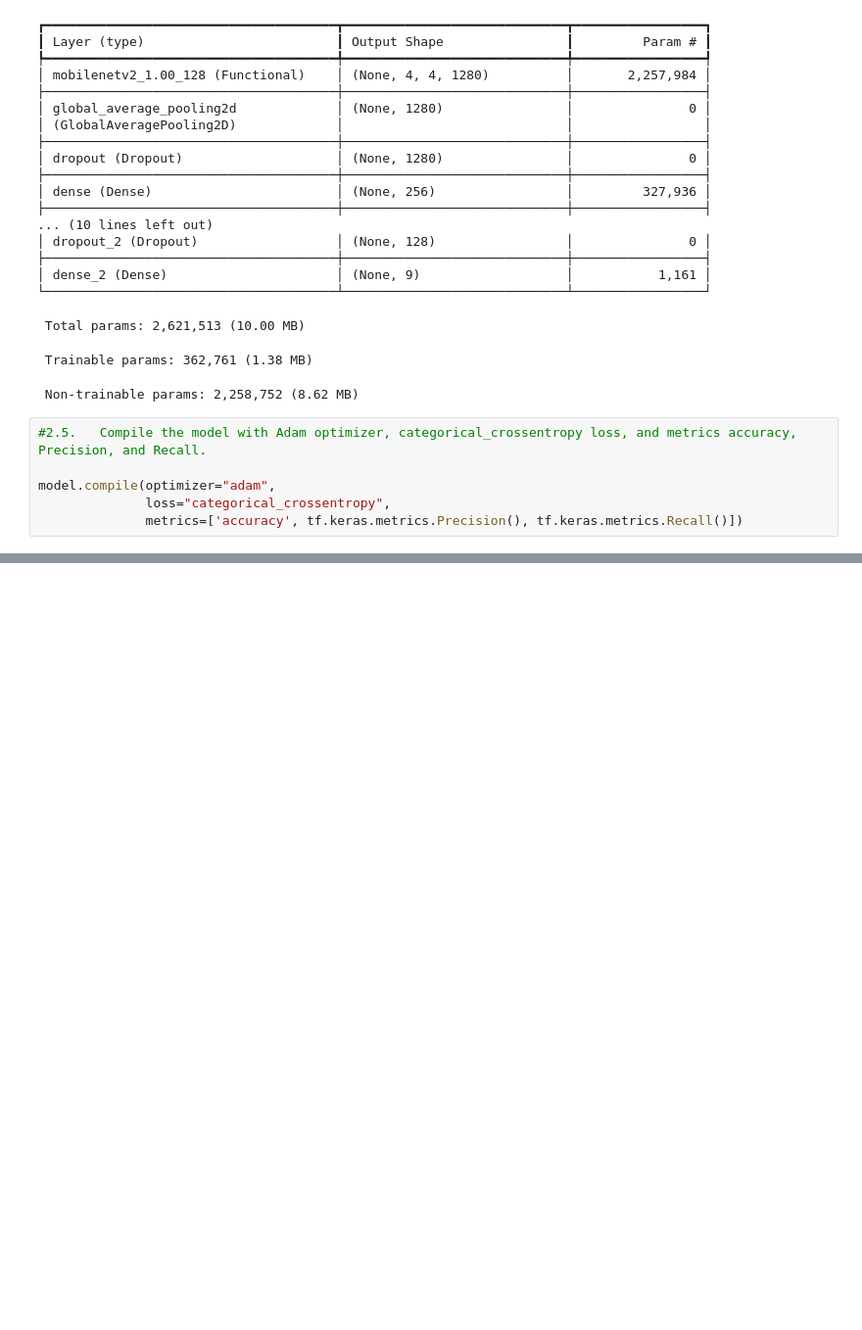
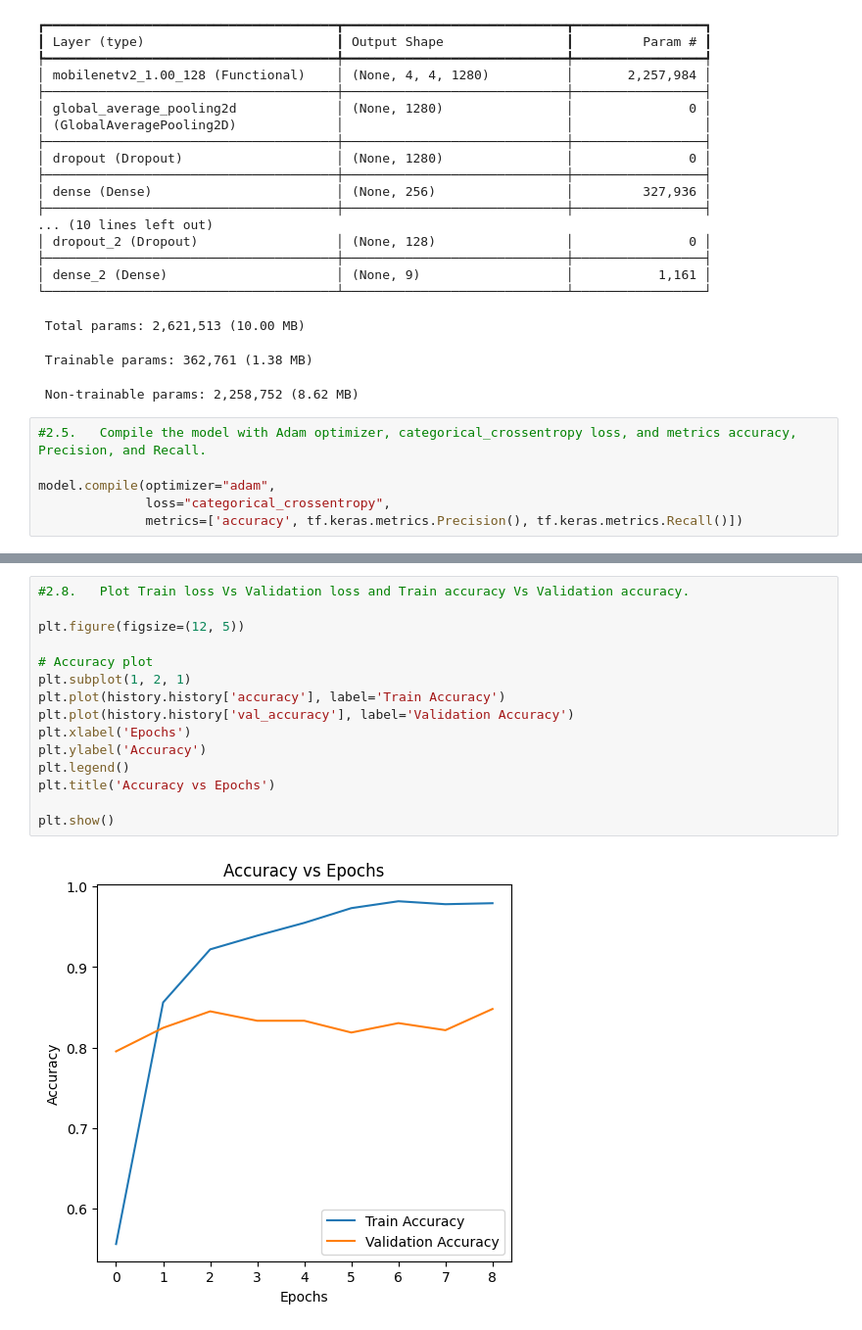
Before and after one commit to agarwalpratik/aiml, a Jupyter notebook: Automating_Port_Operations_DeepLearning_Part2.ipynb, the cells around one changed output, grey strips where cells are left out. Shown at 98% size. Saved outputs shown, nothing was run; the diff lists cells and outputs as text; blank space fills up the shorter version.

```diff
--- a/Automating_Port_Operations_DeepLearning_Part2.ipynb
+++ b/Automating_Port_Operations_DeepLearning_Part2.ipynb
@@ -214,0 +246,17 @@ Epoch 9/50
+# %%
+#2.8.	Plot Train loss Vs Validation loss and Train accuracy Vs Validation accuracy.
+
+plt.figure(figsize=(12, 5))
+
+# Accuracy plot
+plt.subplot(1, 2, 1)
+plt.plot(history.history['accuracy'], label='Train Accuracy')
+plt.plot(history.history['val_accuracy'], label='Validation Accuracy')
+plt.xlabel('Epochs')
+plt.ylabel('Accuracy')
+plt.legend()
+plt.title('Accuracy vs Epochs')
+
+plt.show()
+# %% [output]
+[figure, added]
```
Also changed, not shown: parts of 10 cells of this notebook.
